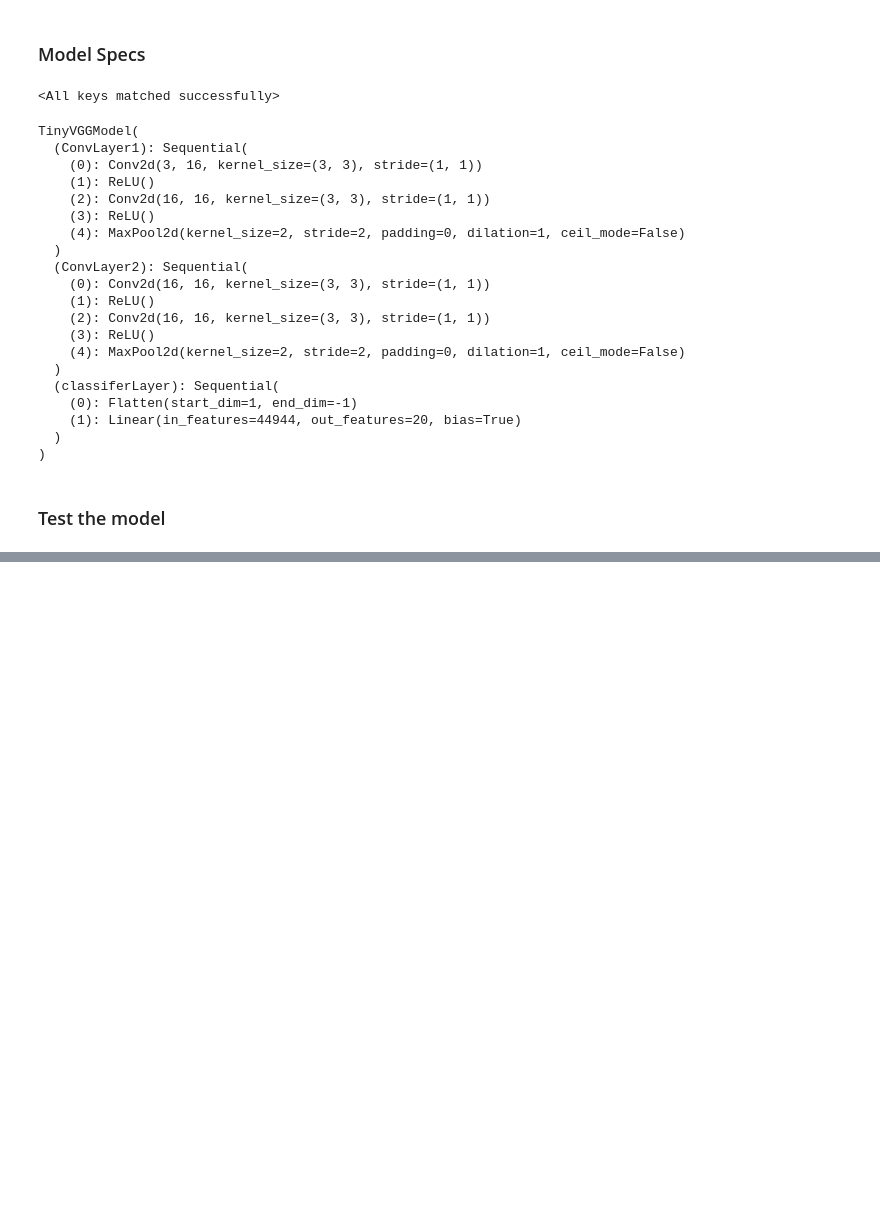
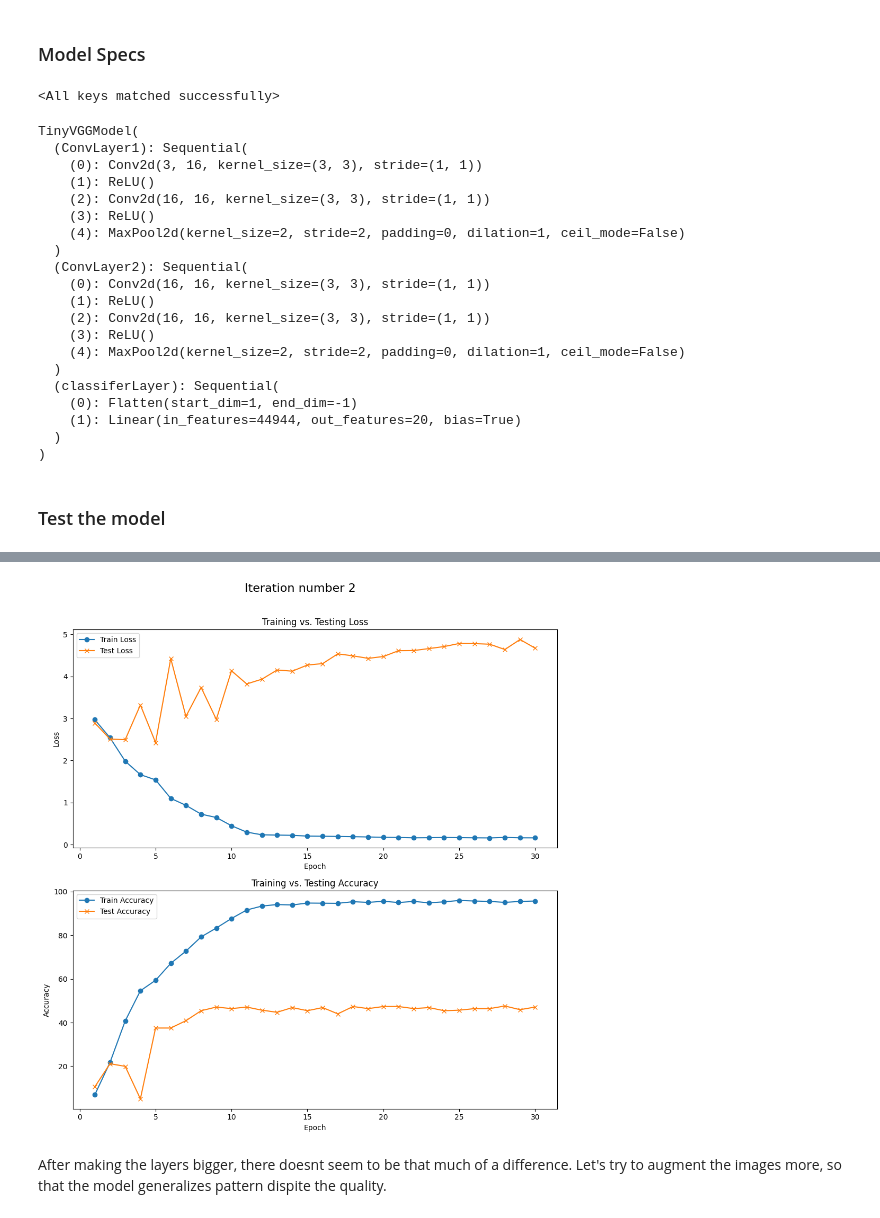
Before and after one commit to SebastianHybel/trapCameraClassificationCNN, a Jupyter notebook: presentation.ipynb, the cells around one changed output, grey strips where cells are left out. Drawn from its saved outputs; the diff is of its cells as text; code cells hidden in the pictures; blank space fills up the shorter version.

```diff
--- a/presentation.ipynb
+++ b/presentation.ipynb
@@ -92,0 +129,8 @@ plotLossAndAccuracy(resultPath, 1)
+# %%
+iteration2ModelResults = "results/TrainingResults2.csv"
+
+plotLossAndAccuracy(iteration2ModelResults, 2)
+# %% [output]
+[figure, added]
+# %% [markdown]
+After making the layers bigger, there doesnt seem to be that much of a difference. Let's try to augment the images more, so that the model generalizes pattern dispite the quality.
```
Also changed, not shown: parts of 17 cells of this notebook.
